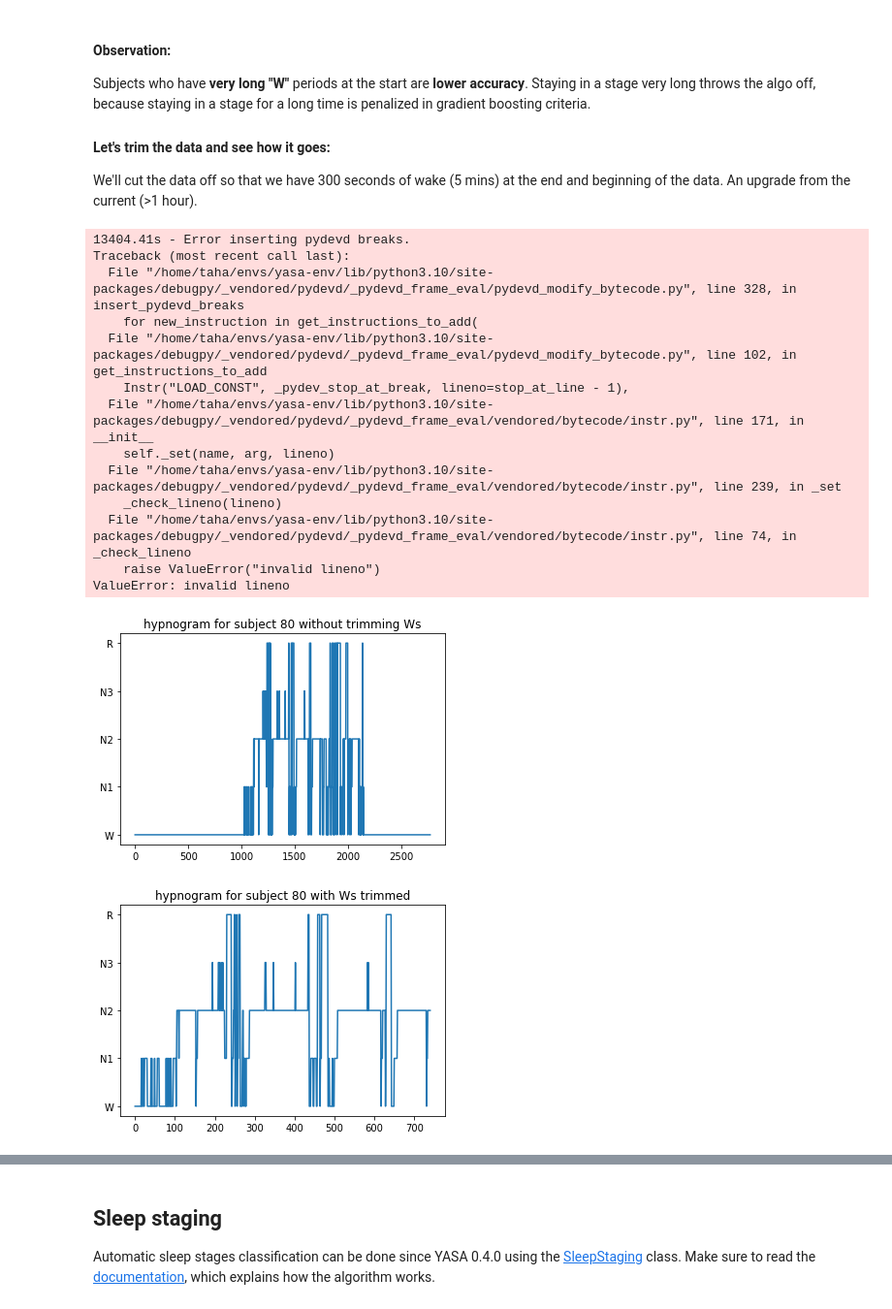
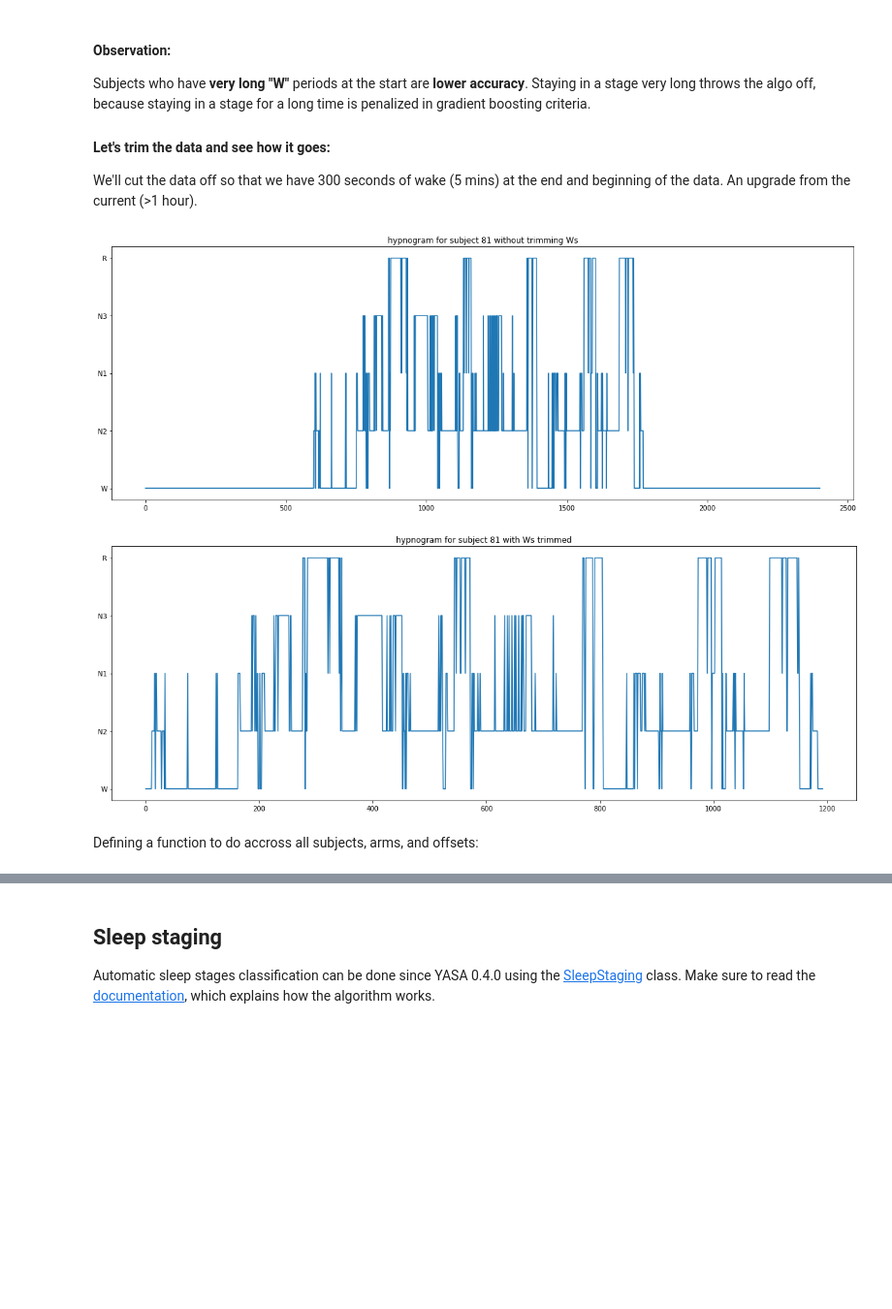
Before and after one commit to tmorshed/yasa, a Jupyter notebook: notebooks/14_automatic_sleep_staging.ipynb, the cells around one changed output, grey strips where cells are left out. Shown at 97% size. Cells and saved outputs as stored; diff of their text form; code cells hidden in the pictures; blank space fills up the shorter version.

Commit message:
evaluating if offsetting the start and end of the dataset helps

```diff
--- a/notebooks/14_automatic_sleep_staging.ipynb
+++ b/notebooks/14_automatic_sleep_staging.ipynb
@@ -77,9 +78,9 @@ def import_subject_mne_edf(sid=0, arm='temazepam', recs=0, remove_file=False):
     """
     mne.set_log_level(50)
     dsobj=getattr(mne.datasets.sleep_physionet, arm)
-    nrecs=len(dsobj.fetch_data(subjects=[sid], on_missing='ignore'))
+    # nrecs=len(dsobj.fetch_data(subjects=[sid], on_missing='ignore'))
     if arm=='temazepam':
-        [[e,h]] = dsobj.fetch_data(subjects=[sid], on_missing='ignore')
+        [[e,h]] = dsobj.fetch_data(subjects=[sid])
         raw = mne.io.read_raw(e, preload=True, verbose=None)
         # print('The channels are:', raw.ch_names)
         # print('The sampling frequency is:', raw.info['sfreq'])
@@ -88,11 +89,11 @@ def import_subject_mne_edf(sid=0, arm='temazepam', recs=0, remove_file=False):
                                 'EOG horizontal': 'eog',
                                 'EMG submental': 'emg',
                                 'Marker': 'stim'})
-    if arm=='age':
+    elif arm=='age':
         [[e,h]] = getattr(mne.datasets.sleep_physionet, arm).fetch_data(subjects=[sid], recording=[recs+1], on_missing='ignore')
         raw = mne.io.read_raw(e, preload=True, verbose=None, stim_channel='Event marker',misc=['Temp rectal'])
     else:
-        print(arm, ' is not a valid arm.')
+        print(arm, 'is not a valid arm.')
 
     # Let's load a recording, directly as an MNE Raw object
 
@@ -244,25 +245,14 @@ Subjects who have **very long "W"** periods at the start are **lower accuracy**.
 
 We'll cut the data off so that we have 300 seconds of wake (5 mins) at the end and beginning of the data. An upgrade from the current (>1 hour).
 # %%
+plt.figure(figsize=(20,7));
 plt.plot(hypno);
 plt.title('hypnogram for subject {} without trimming Ws'.format(i));
 plt.show();
-plt.plot(hypno[(np.where(hdiff!=0)[0][0]-10):(np.where(hdiff!=0)[0][-1]+10)]);
+plt.figure(figsize=(20,7));
+plt.plot(hypno[(np.where(hd!=0)[0][0]-10):(np.where(hd!=0)[0][-1]+10)]);
 plt.title('hypnogram for subject {} with Ws trimmed'.format(i));
 plt.show();
 # %% [output]
-13404.41s - Error inserting pydevd breaks.
-Traceback (most recent call last):
-  File "/home/taha/envs/yasa-env/lib/python3.10/site-packages/debugpy/_vendored/pydevd/_pydevd_frame_eval/pydevd_modify_bytecode.py", line 328, in insert_pydevd_breaks
-    for new_instruction in get_instructions_to_add(
-  File "/home/taha/envs/yasa-env/lib/python3.10/site-packages/debugpy/_vendored/pydevd/_pydevd_frame_eval/pydevd_modify_bytecode.py", line 102, in get_instructions_to_add
-    Instr("LOAD_CONST", _pydev_stop_at_break, lineno=stop_at_line - 1),
-  File "/home/taha/envs/yasa-env/lib/python3.10/site-packages/debugpy/_vendored/pydevd/_pydevd_frame_eval/vendored/bytecode/instr.py", line 171, in __init__
-    self._set(name, arg, lineno)
-  File "/home/taha/envs/yasa-env/lib/python3.10/site-packages/debugpy/_vendored/pydevd/_pydevd_frame_eval/vendored/bytecode/instr.py", line 239, in _set
-    _check_lineno(lineno)
-  File "/home/taha/envs/yasa-env/lib/python3.10/site-packages/debugpy/_vendored/pydevd/_pydevd_frame_eval/vendored/bytecode/instr.py", line 74, in _check_lineno
-    raise ValueError("invalid lineno")
-ValueError: invalid lineno
-[figure, old version]
+[figure, new version]
-[figure, old version]
+[figure, new version]
@@ -272 +259,3 @@ lastN=np.where(hd!=0)[0][-1]+offset # last non-W stage (when subject wakes up),
+# %% [markdown]
+Defining a function to do accross all subjects, arms, and offsets:
 # %%
```
Also changed, not shown: parts of 10 cells of this notebook.
